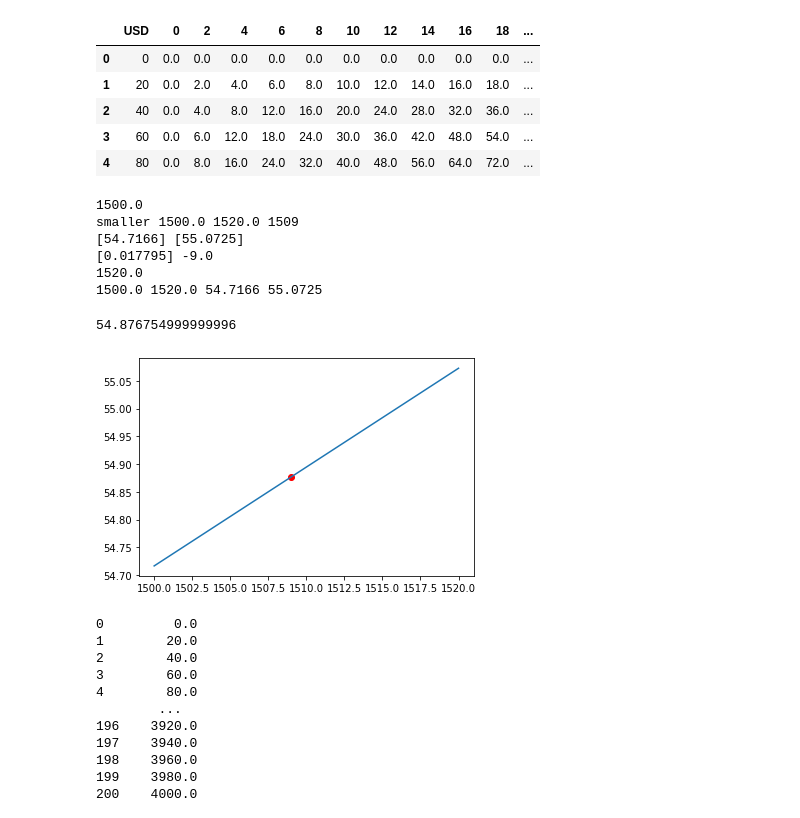
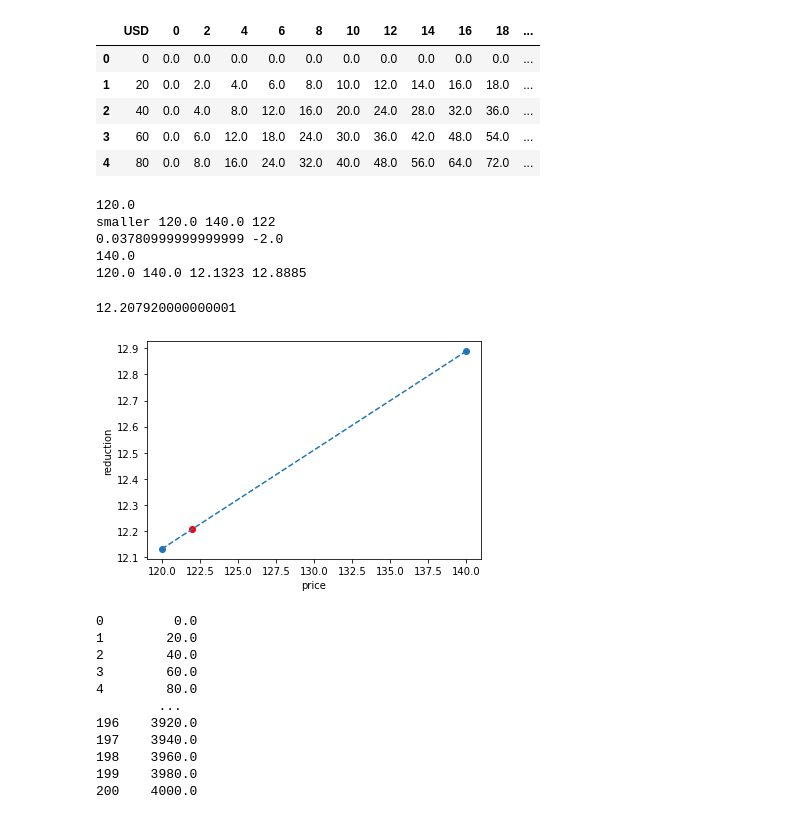
Before and after one commit to TVHTE/PBL_Code, a Jupyter notebook: Check_curves/Class_model_linreg.ipynb, the cells around one changed output. Drawn from its saved outputs; the diff is of its cells as text; code cells hidden in the pictures.

```diff
--- a/Check_curves/Class_model_linreg.ipynb
+++ b/Check_curves/Class_model_linreg.ipynb
@@ -85,6 +85,10 @@ class model:
 
             self.nearest2 = last_val[index]
 
+            smaller = False
+
+            larger = False
+
         elif self.nearest1 < key_val:
 
             # next value is smaller, find value
@@ -120,17 +124,18 @@ class model:
 
         self.reduction1 = reduction1['reduction']
 
+        self.reduction1 = self.reduction1.values[0]
+
         self.reduction2 = reduction2['reduction']
 
-        print(self.reduction1.values, self.reduction2.values)
-
+        self.reduction2 = self.reduction2.values[0]
         # now that we have x and y, we can do a linear interpolation between the tw
 
         if smaller == True:
 
             diffx = self.nearest1 - self.nearest2
 
-            diffy = self.reduction1.values - self.reduction2.values
+            diffy = self.reduction1 - self.reduction2
 
             a = diffy/diffx
 
@@ -144,7 +149,7 @@ class model:
 
             diffx = self.nearest2 - self.nearest1
 
-            diffy = self.reduction2.values - self.reduction1.values
+            diffy = self.reduction2 - self.reduction1
 
             a = diffy/diffx
 
@@ -154,45 +159,48 @@ class model:
 
             # moet nog + b en dat is de laagste reductie waarde
 
             self.reduction = self.reduction + self.reduction2
 
         else:
 
             reduction = df.loc[df[last_column] == key_val]
 
             self.reduction = reduction['reduction']
 
 # check if model works
 paths = df_11_SSP1.drop(['USD','reduction'], axis = 1)
 reduction = df_11_SSP1['reduction']
 
 x = model(5)
 
 df_combined = x.train(paths, reduction)
 
-random_path = [0, 10, 13, 46, 1509]
+random_path = [0, 10, 13, 46, 122]
 
 x.run(random_path, df_combined)
 
 fig, ax = plt.subplots()
 
 print(x.nearest2)
 
-print(x.nearest1, x.nearest2, x.reduction1.values[0], x.reduction2.values[0])
+print(x.nearest1, x.nearest2, x.reduction1, x.reduction2)
 
-ax.plot([x.nearest1, x.nearest2], [x.reduction1.values[0], x.reduction2.values[0]])
+ax.scatter([x.nearest1, x.nearest2], [x.reduction1, x.reduction2])
 ax.scatter(x.key_val, x.reduction, color = 'red')
+ax.plot([x.nearest1, x.nearest2], [x.reduction1, x.reduction2], '--')
 
-x.reduction.values[0]
+ax.set_xlabel('price')
+ax.set_ylabel('reduction')
+
+x.reduction
 # %% [output]
-1500.0
-smaller 1500.0 1520.0 1509
-[54.7166] [55.0725]
-[0.017795] -9.0
-1520.0
-1500.0 1520.0 54.7166 55.0725
+120.0
+smaller 120.0 140.0 122
+0.03780999999999999 -2.0
+140.0
+120.0 140.0 12.1323 12.8885
-54.876754999999996
+12.207920000000001
-[figure, old version]
+[figure, new version]
 # %%
 import matplotlib.pyplot as plt
 from sklearn import datasets, linear_model
```
